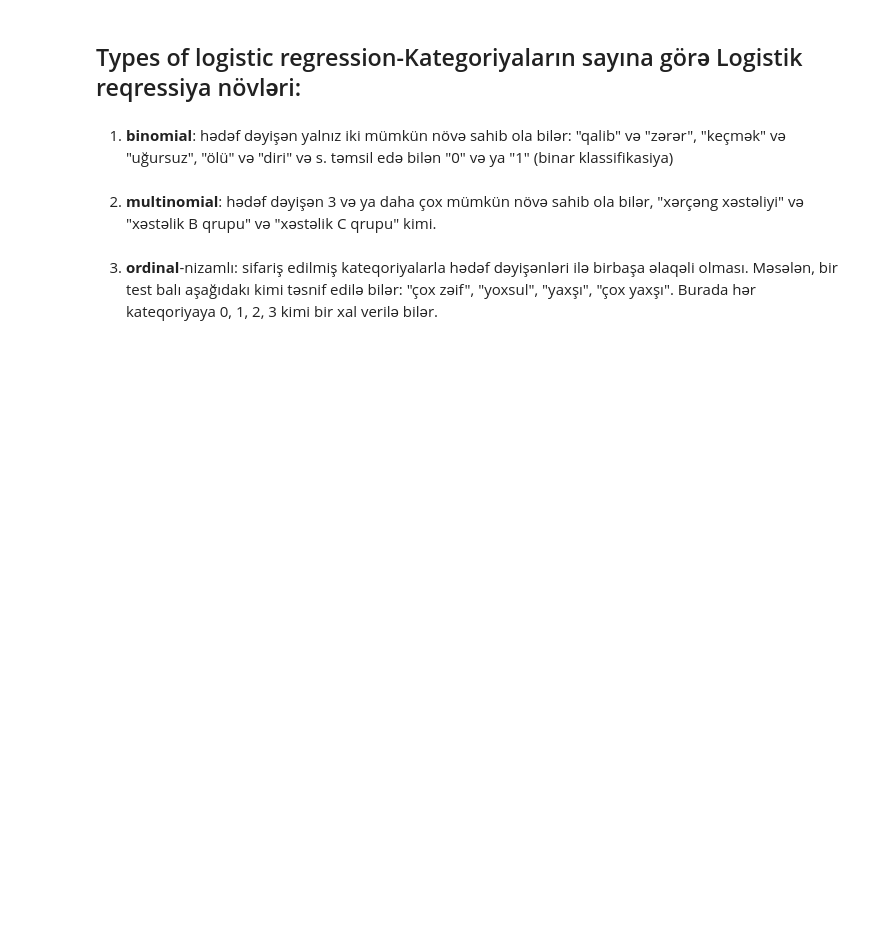
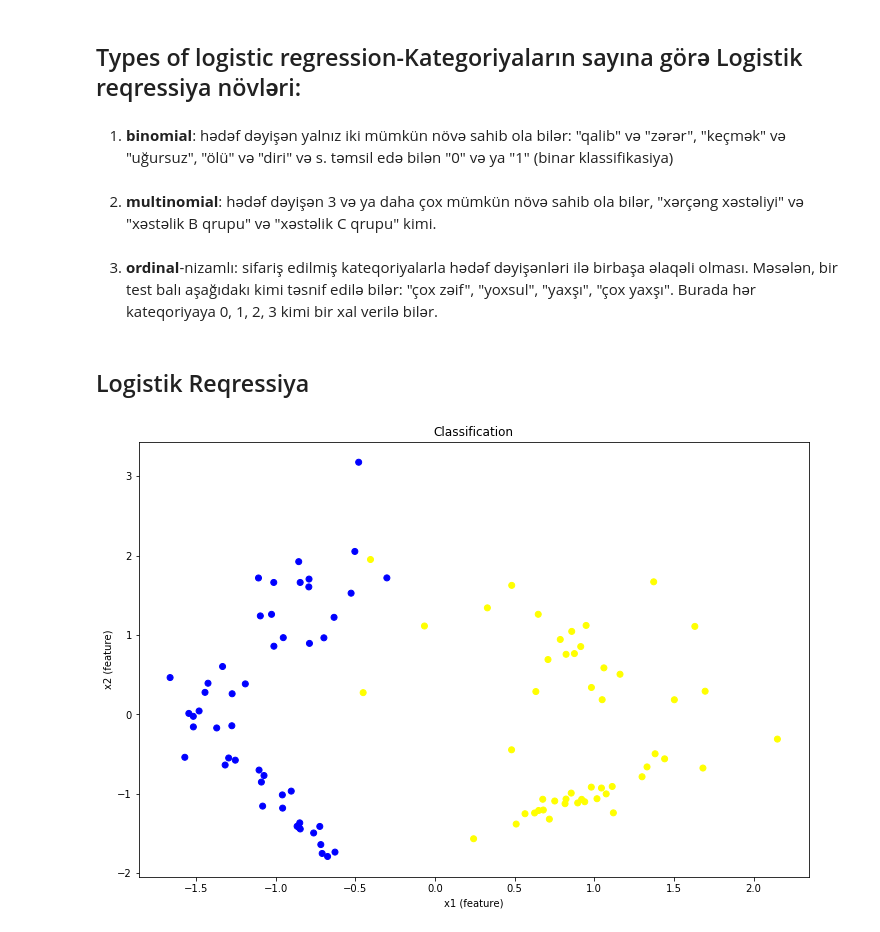
Before and after one commit to RashadGarayev/MachineLearningAZ, a Jupyter notebook: MachineLearningAz/Logistic_regression.ipynb, the cells around one changed output. Drawn from its saved outputs; the diff is of its cells as text; code cells hidden in the pictures; blank space fills up the shorter version.

```diff
--- a/MachineLearningAz/Logistic_regression.ipynb
+++ b/MachineLearningAz/Logistic_regression.ipynb
@@ -166,3 +166,18 @@ Parabola əyrisinə görə üzürlü hesab edin.
 2) <strong>multinomial</strong>: hədəf dəyişən 3 və ya daha çox mümkün növə sahib ola bilər, "xərçəng xəstəliyi" və "xəstəlik B qrupu" və "xəstəlik C qrupu" kimi.
 # %% [markdown]
 3) <strong>ordinal</strong>-nizamlı: sifariş edilmiş kateqoriyalarla hədəf dəyişənləri ilə birbaşa əlaqəli olması. Məsələn, bir test balı aşağıdakı kimi təsnif edilə bilər: "çox zəif", "yoxsul", "yaxşı", "çox yaxşı". Burada hər kateqoriyaya 0, 1, 2, 3 kimi bir xal verilə bilər.
+# %% [markdown]
+## Logistik Reqressiya
+# %%
+import numpy as np
+import matplotlib.pyplot as plt
+import pandas as pd
+from sklearn import datasets
+from sklearn.preprocessing import StandardScaler
+from sklearn.linear_model import LinearRegression
+from pandas.plotting import table
+
+%matplotlib inline
+plt.rcParams["figure.figsize"] = [12, 8]
+
+np.random.seed(42)
@@ -168,0 +187,10 @@ Parabola əyrisinə görə üzürlü hesab edin.
+# %%
+X, y = datasets.make_classification(n_features=2, n_informative=2, n_redundant=0, n_repeated=0, random_state=1)
+
+colors = ['yellow' if y_i else 'blue' for y_i in y]
+plt.scatter(X[:, 0], X[:, 1], c=colors)
+plt.title("Classification")
+plt.xlabel("x1 (feature)")
+plt.ylabel("x2 (feature)");
+# %% [output]
+[figure, added]
```
Also changed, not shown: parts of 8 cells of this notebook.
